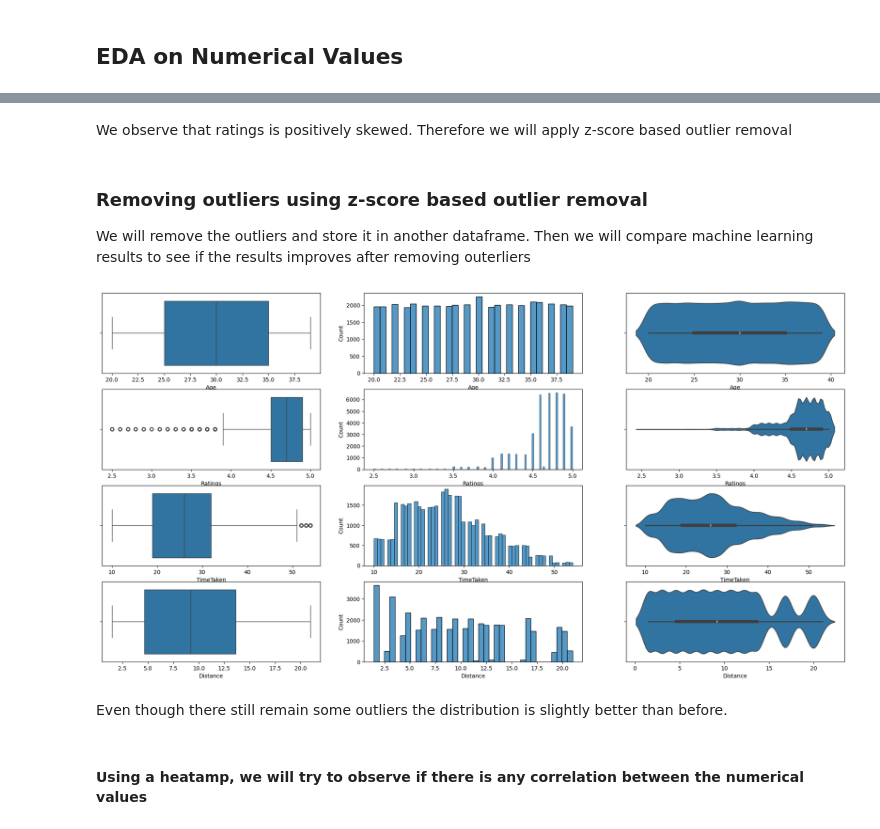
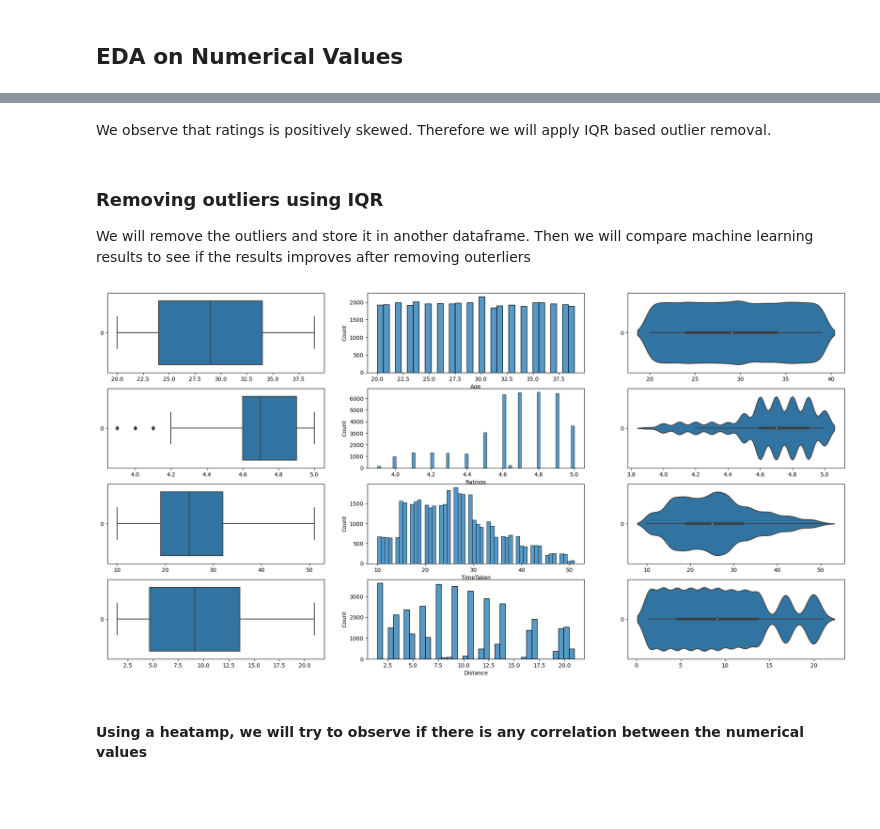
Before and after one commit to lweijiie/SC1015Proj, a Jupyter notebook: EDA.ipynb, the cells around one changed output, grey strips where cells are left out. Drawn from its saved outputs; the diff is of its cells as text; code cells hidden in the pictures; blank space fills up the shorter version.

Commit message:
Change outlier
Change outlier removal using IQR, update visuals on time-series road traffic density

```diff
--- a/EDA.ipynb
+++ b/EDA.ipynb
@@ -50,5 +50,2 @@ for var in numeric:
 # %% [markdown]
-We observe that ratings is positively skewed. Therefore we will apply z-score based outlier removal
+We observe that ratings is positively skewed. Therefore we will apply IQR based outlier removal.
-# %% [markdown]
-### Removing outliers using z-score based outlier removal
-We will remove the outliers and store it in another dataframe. Then we will compare machine learning results to see if the results improves after removing outerliers
@@ -70,17 +52,35 @@ data2 = data2[outliers_mask]
+# %% [markdown]
+### Removing outliers using IQR
+We will remove the outliers and store it in another dataframe. Then we will compare machine learning results to see if the results improves after removing outerliers
+# %%
+data2 = data.copy()
+columns_to_check = ['TimeTaken', 'Ratings']
+
+# Step 1: Calculate the IQR for each column
+Q1 = data2[columns_to_check].quantile(0.25)
+Q3 = data2[columns_to_check].quantile(0.75)
+IQR = Q3 - Q1
+
+# Step 2: Define the thresholds for outliers
+threshold = 1.5
+
+# Step 3: Identify outliers
+outliers_mask = ((data2[columns_to_check] < (Q1 - threshold * IQR)) | (data2[columns_to_check] > (Q3 + threshold * IQR))).any(axis=1)
+
+# Step 4: Remove outliers
+data2 = data2[~outliers_mask]
 # %%
-numeric = data[['Age', 'Ratings', 'TimeTaken', 'Distance']]
+numeric = data2[['Age', 'Ratings', 'TimeTaken', 'Distance']]
 f, axes = plt.subplots(4, 3, figsize=(24, 12))
 
 count = 0
 for var in numeric:
     sb.boxplot(data = numeric[var], orient = "h", ax = axes[count,0])
     sb.histplot(data = numeric[var], ax = axes[count,1])
     sb.violinplot(data = numeric[var], orient = "h", ax = axes[count,2])
     count += 1
 # %% [output]
-[figure, old version]
+[figure, new version]
-# %% [markdown]
-Even though there still remain some outliers the distribution is slightly better than before.
 # %% [markdown]
 #### Using a heatamp, we will try to observe if there is any correlation between the numerical values
 # %%
```
Also changed, not shown: parts of 16 cells of this notebook.
